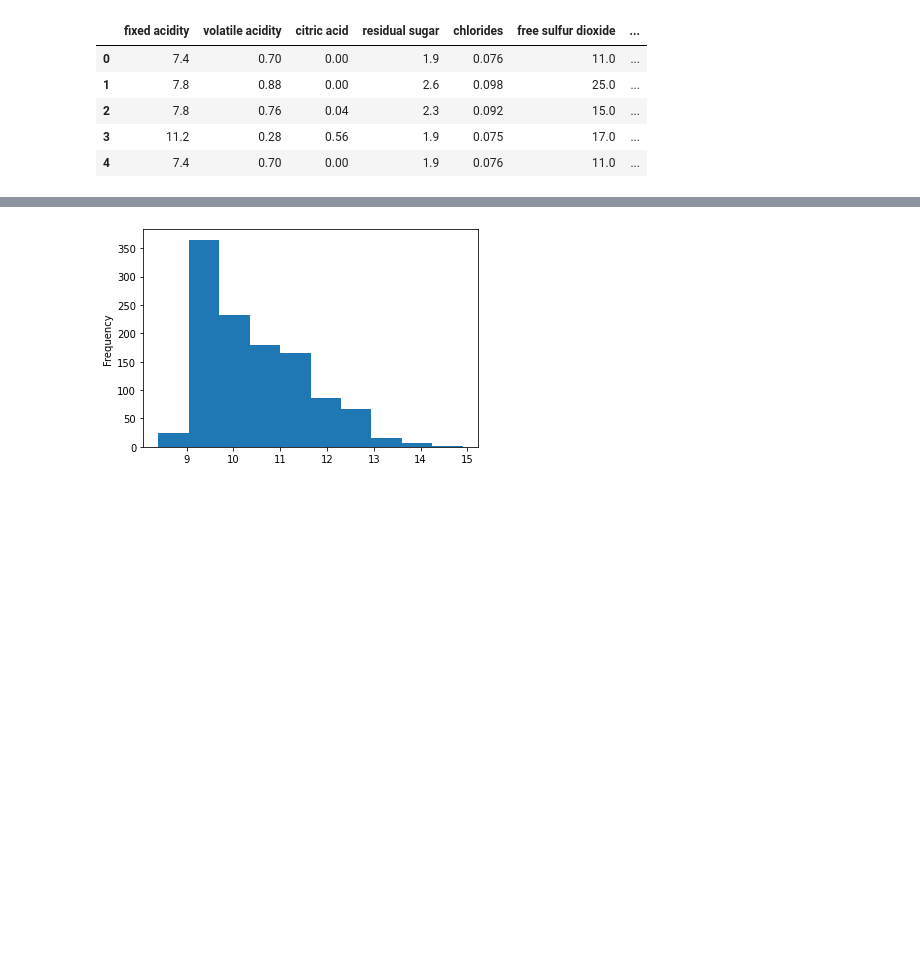
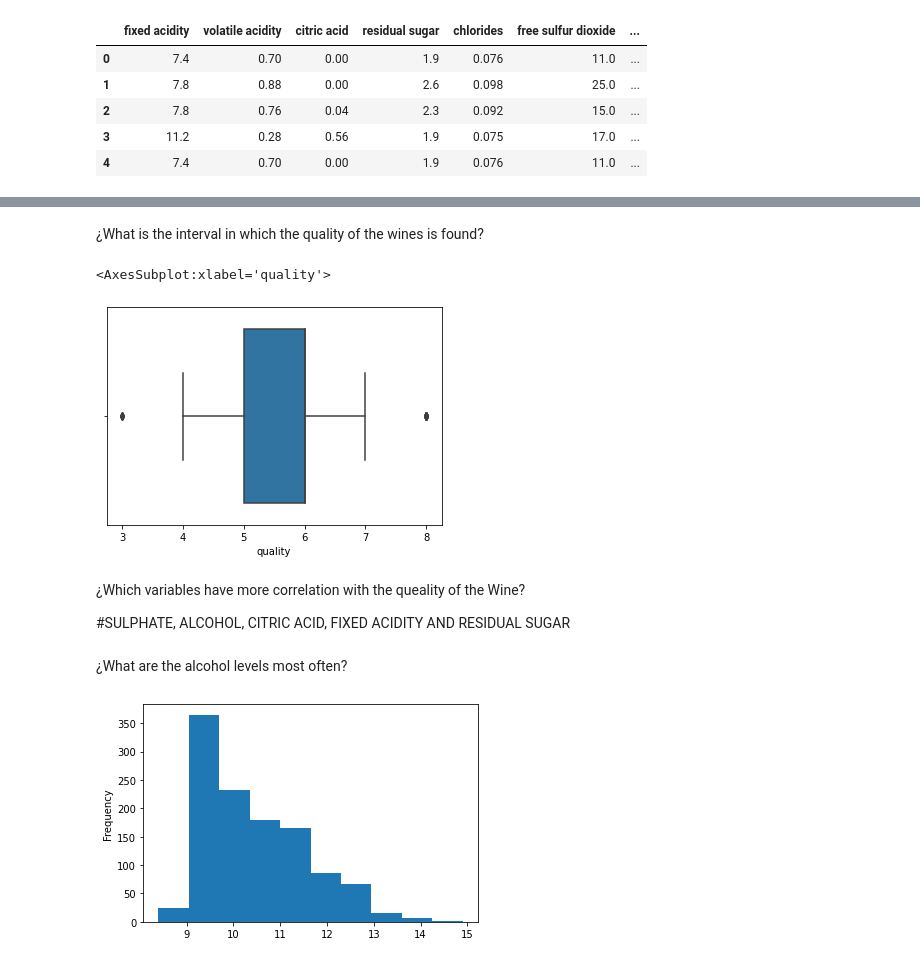
Before and after one commit to aelorza8/alejandro8, a Jupyter notebook: Actividad6_A00826985.ipynb, the cells around one changed output, grey strips where cells are left out. Cells and saved outputs as stored; diff of their text form; code cells hidden in the pictures; blank space fills up the shorter version.

```diff
--- a/Actividad6_A00826985.ipynb
+++ b/Actividad6_A00826985.ipynb
@@ -120,2 +82,9 @@ correlation
+# %% [markdown]
+¿What is the interval in which the quality of the wines is found?
+# %%
+sns.boxplot(df["quality"])
+# %% [output]
+<AxesSubplot:xlabel='quality'>
+[figure, added]
 # %%
 #Doing this we can see that the variables ALCOHOL, SULPHATES, CITRIC ACID, FIXED ACIDITY AND RESIDUAL SUGAR HAVE THE BEST CORRELATION WITH THE VARIABLE NAMED QUALITY
@@ -126,3 +91,9 @@ correlation
+# %% [markdown]
+¿Which variables have more correlation with the queality of the Wine?
+
+#SULPHATE, ALCOHOL, CITRIC ACID, FIXED ACIDITY AND RESIDUAL SUGAR
+# %% [markdown]
+¿What are the alcohol levels most often?
 # %%
 df['alcohol'].plot(kind = 'hist')
 plt.show()
```
Also changed, not shown: parts of 27 cells of this notebook.
